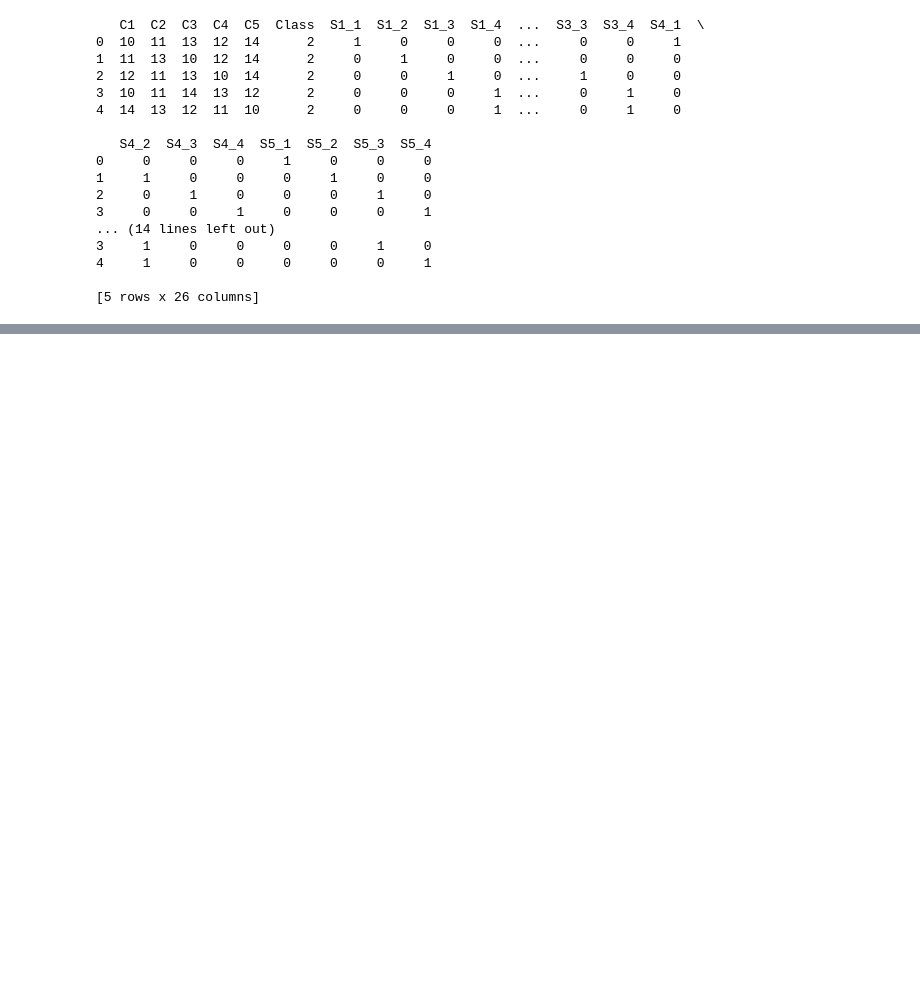
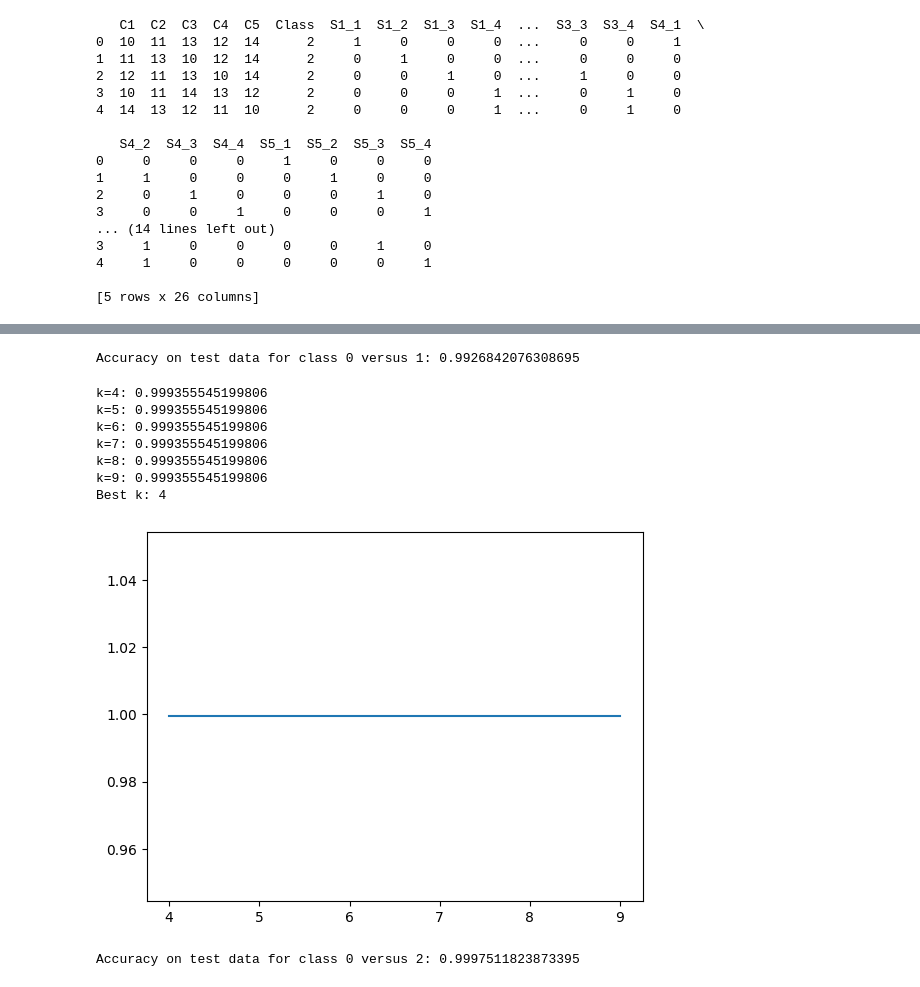
Before and after one commit to boncui/514-PA2, a Jupyter notebook: KNN.ipynb, the cells around one changed output, grey strips where cells are left out. Cells and saved outputs as stored; diff of their text form; code cells hidden in the pictures; blank space fills up the shorter version.

```diff
--- a/KNN.ipynb
+++ b/KNN.ipynb
@@ -108,0 +98,42 @@ Best k: 8
+# %%
+# train the model on the training dataset with the best k value and evaluate it on the test dataset
+best_k = k_values[np.argmax(cross_val_scores)]
+knn = KNeighborsClassifier(n_neighbors=best_k)
+knn.fit(training_data_preprocessed_01.drop('Class', axis=1), training_data_preprocessed_01['Class'])
+knn_score = knn.score(testing_data_preprocessed_01.drop('Class', axis=1), testing_data_preprocessed_01['Class'])
+print(f'Accuracy on test data for class 0 versus 1: {knn_score}')
+# %% [output]
+Accuracy on test data for class 0 versus 1: 0.9926842076308695
+# %%
+# perform 5-fold cross validation on the training dataset on the binary classification problem of class 0 versus 2
+k_values = range(4, 10)
+cross_val_scores = []
+training_data_x = training_data_preprocessed_02.drop('Class', axis=1)
+for k in k_values:
+    knn_hyperparameterization = KNeighborsClassifier(n_neighbors=k)
+    scores = cross_val_score(knn_hyperparameterization, training_data_x, training_data_preprocessed_02['Class'], cv=5, scoring='accuracy')
+    cross_val_scores.append(scores.mean())
+
+for i in range(len(k_values)):
+    print(f'k={k_values[i]}: {cross_val_scores[i]}')
+
+plt.plot(k_values, cross_val_scores)
+print(f'Best k: {k_values[np.argmax(cross_val_scores)]}')
+# %% [output]
+k=4: 0.999355545199806
+k=5: 0.999355545199806
+k=6: 0.999355545199806
+k=7: 0.999355545199806
+k=8: 0.999355545199806
+k=9: 0.999355545199806
+Best k: 4
+[figure, added]
+# %%
+# train the model on the training dataset with the best k value and evaluate it on the test dataset
+best_k = k_values[np.argmax(cross_val_scores)]
+knn = KNeighborsClassifier(n_neighbors=best_k)
+knn.fit(training_data_preprocessed_02.drop('Class', axis=1), training_data_preprocessed_02['Class'])
+knn_score = knn.score(testing_data_preprocessed_02.drop('Class', axis=1), testing_data_preprocessed_02['Class'])
+print(f'Accuracy on test data for class 0 versus 2: {knn_score}')
+# %% [output]
+Accuracy on test data for class 0 versus 2: 0.9997511823873395
```
Also changed, not shown: parts of 5 cells of this notebook.
